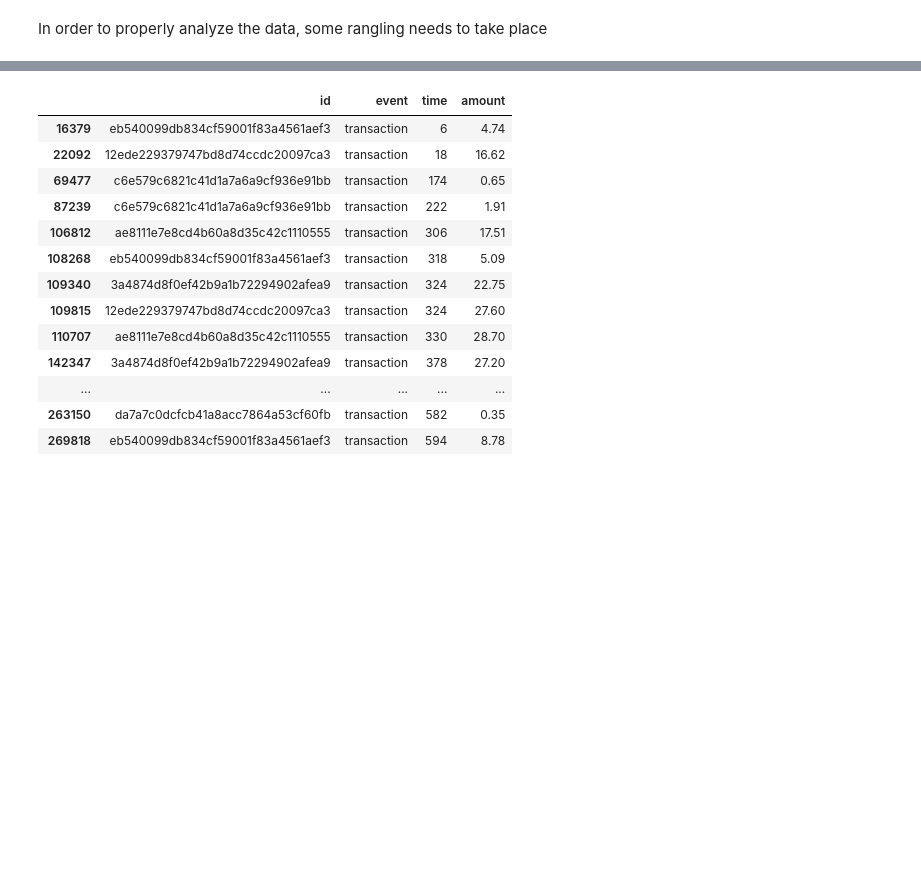
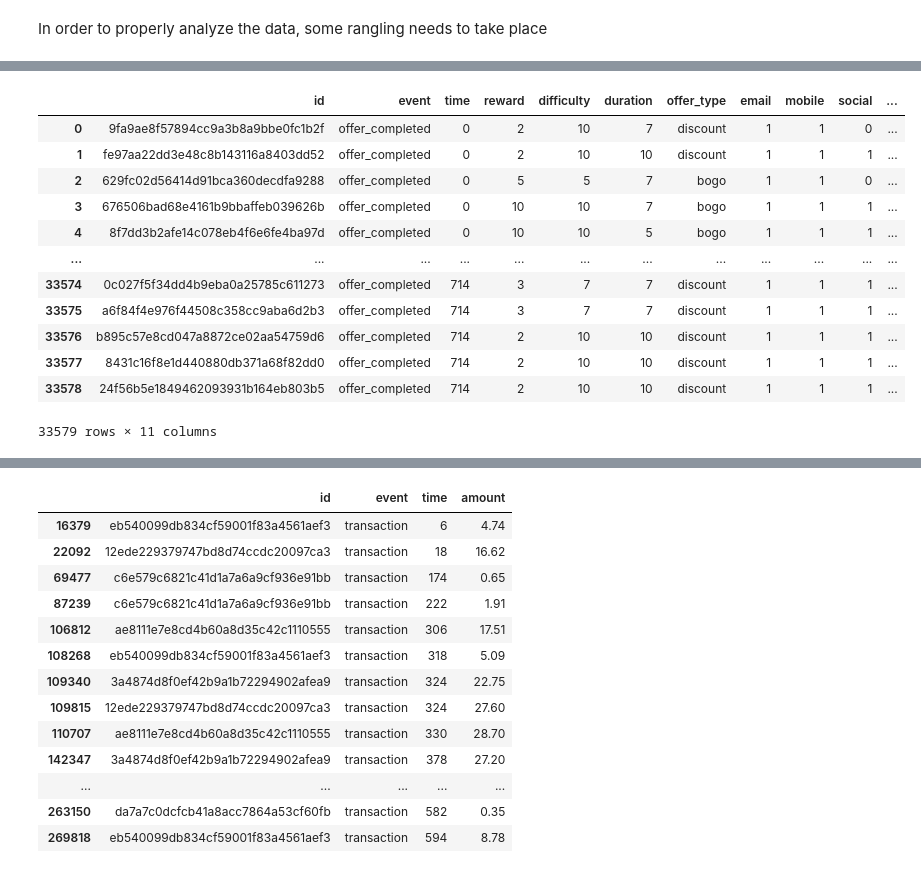
Before and after one commit to DanHerman212/starbucks_project, a Jupyter notebook: Starbucks_Capstone_notebook.ipynb, the cells around one changed output, grey strips where cells are left out. Cells and saved outputs as stored; diff of their text form; code cells hidden in the pictures; blank space fills up the shorter version.

```diff
--- a/Starbucks_Capstone_notebook.ipynb
+++ b/Starbucks_Capstone_notebook.ipynb
@@ -182,3 +175,20 @@ transaction_update
+# %%
+# view the offers completed dataset
+offer_completed
+# %% [output]
+|  | id | event | time | reward | difficulty | duration | offer_type | email | mobile | social | ... |
+| 0 | 9fa9ae8f57894cc9a3b8a9bbe0fc1b2f | offer_completed | 0 | 2 | 10 | 7 | discount | 1 | 1 | 0 | ... |
+| 1 | fe97aa22dd3e48c8b143116a8403dd52 | offer_completed | 0 | 2 | 10 | 10 | discount | 1 | 1 | 1 | ... |
+| 2 | 629fc02d56414d91bca360decdfa9288 | offer_completed | 0 | 5 | 5 | 7 | bogo | 1 | 1 | 0 | ... |
+| 3 | 676506bad68e4161b9bbaffeb039626b | offer_completed | 0 | 10 | 10 | 7 | bogo | 1 | 1 | 1 | ... |
+| 4 | 8f7dd3b2afe14c078eb4f6e6fe4ba97d | offer_completed | 0 | 10 | 10 | 5 | bogo | 1 | 1 | 1 | ... |
+| ... | ... | ... | ... | ... | ... | ... | ... | ... | ... | ... | ... |
+| 33574 | 0c027f5f34dd4b9eba0a25785c611273 | offer_completed | 714 | 3 | 7 | 7 | discount | 1 | 1 | 1 | ... |
+| 33575 | a6f84f4e976f44508c358cc9aba6d2b3 | offer_completed | 714 | 3 | 7 | 7 | discount | 1 | 1 | 1 | ... |
+| 33576 | b895c57e8cd047a8872ce02aa54759d6 | offer_completed | 714 | 2 | 10 | 10 | discount | 1 | 1 | 1 | ... |
+| 33577 | 8431c16f8e1d440880db371a68f82dd0 | offer_completed | 714 | 2 | 10 | 10 | discount | 1 | 1 | 1 | ... |
+| 33578 | 24f56b5e1849462093931b164eb803b5 | offer_completed | 714 | 2 | 10 | 10 | discount | 1 | 1 | 1 | ... |
+33579 rows × 11 columns
 # %%
 # merge the dfs
 
```
Also changed, not shown: parts of 17 cells of this notebook, 1 other file.
